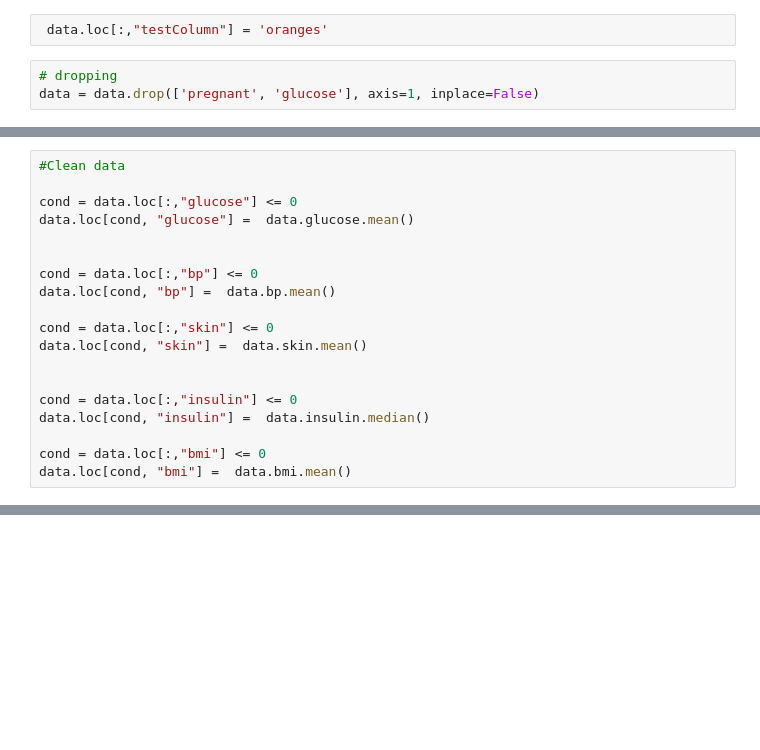
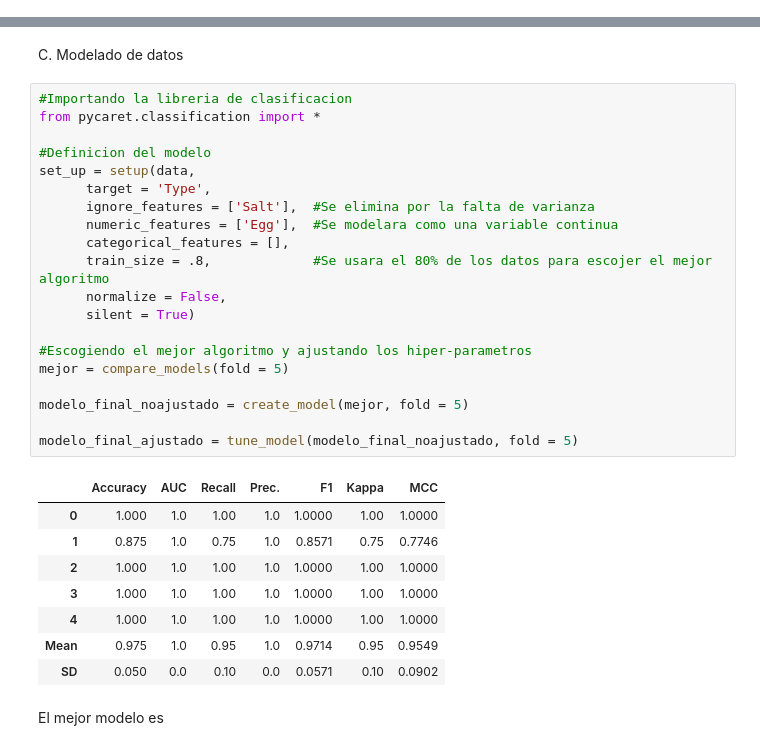
Before and after one commit to eliasalemann/UNI, a Jupyter notebook: EX1.ipynb, the cells around one changed output, grey strips where cells are left out. Saved outputs shown, nothing was run; the diff lists cells and outputs as text; blank space fills up the shorter version.

```diff
--- a/EX1.ipynb
+++ b/EX1.ipynb
@@ -142,5 +2,0 @@ data.iloc[:, 0:2]
-# %%
- data.loc[:,"testColumn"] = 'oranges'
-# %%
-# dropping
-data = data.drop(['pregnant', 'glucose'], axis=1, inplace=False)
@@ -169,19 +2,0 @@ ProfileReport(data)
-# %%
-#Clean data
-
-cond = data.loc[:,"glucose"] <= 0
-data.loc[cond, "glucose"] =  data.glucose.mean()
-
-
-cond = data.loc[:,"bp"] <= 0
-data.loc[cond, "bp"] =  data.bp.mean()
-
-cond = data.loc[:,"skin"] <= 0
-data.loc[cond, "skin"] =  data.skin.mean()
-
-
-cond = data.loc[:,"insulin"] <= 0
-data.loc[cond, "insulin"] =  data.insulin.median()
-
-cond = data.loc[:,"bmi"] <= 0
-data.loc[cond, "bmi"] =  data.bmi.mean()
@@ -315,0 +116,33 @@ final = finalize_model(lr_tuned)
+# %% [markdown]
+C. Modelado de datos
+# %%
+#Importando la libreria de clasificacion
+from pycaret.classification import *
+
+#Definicion del modelo
+set_up = setup(data,
+      target = 'Type',
+      ignore_features = ['Salt'],  #Se elimina por la falta de varianza
+      numeric_features = ['Egg'],  #Se modelara como una variable continua
+      categorical_features = [],
+      train_size = .8,             #Se usara el 80% de los datos para escojer el mejor algoritmo
+      normalize = False,
+      silent = True)
+
+#Escogiendo el mejor algoritmo y ajustando los hiper-parametros
+mejor = compare_models(fold = 5)
+
+modelo_final_noajustado = create_model(mejor, fold = 5)
+
+modelo_final_ajustado = tune_model(modelo_final_noajustado, fold = 5)
+# %% [output]
+|  | Accuracy | AUC | Recall | Prec. | F1 | Kappa | MCC |
+| 0 | 1.000 | 1.0 | 1.00 | 1.0 | 1.0000 | 1.00 | 1.0000 |
+| 1 | 0.875 | 1.0 | 0.75 | 1.0 | 0.8571 | 0.75 | 0.7746 |
+| 2 | 1.000 | 1.0 | 1.00 | 1.0 | 1.0000 | 1.00 | 1.0000 |
+| 3 | 1.000 | 1.0 | 1.00 | 1.0 | 1.0000 | 1.00 | 1.0000 |
+| 4 | 1.000 | 1.0 | 1.00 | 1.0 | 1.0000 | 1.00 | 1.0000 |
+| Mean | 0.975 | 1.0 | 0.95 | 1.0 | 0.9714 | 0.95 | 0.9549 |
+| SD | 0.050 | 0.0 | 0.10 | 0.0 | 0.0571 | 0.10 | 0.0902 |
+# %% [markdown]
+El mejor modelo es
```
Also changed, not shown: parts of 48 cells of this notebook.
